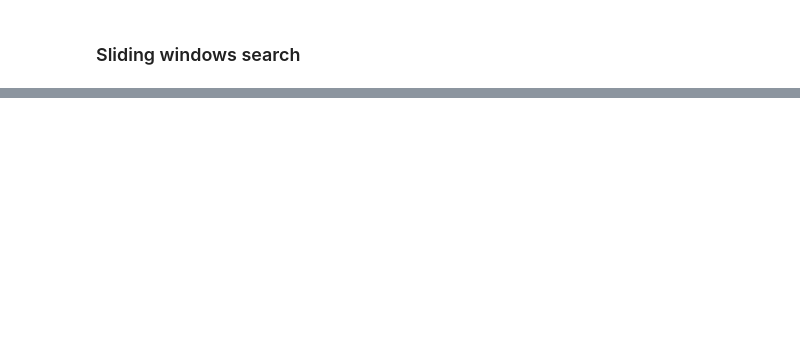
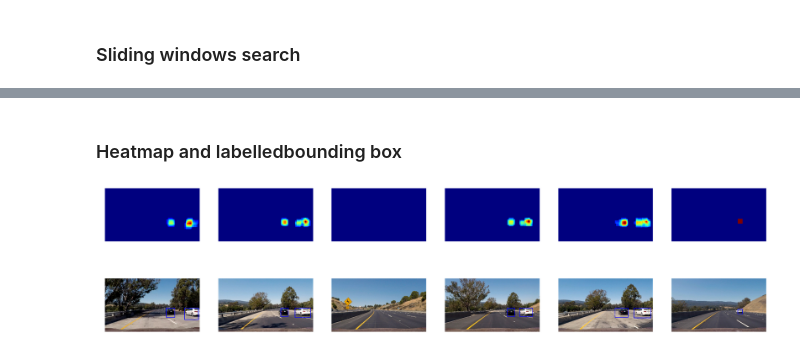
Before and after one commit to jinchenglee/CarND-Vehicle-Detection, a Jupyter notebook: Vehicle_Detection_Notebook.ipynb, the cells around one changed output, grey strips where cells are left out. Drawn from its saved outputs; the diff is of its cells as text; code cells hidden in the pictures; blank space fills up the shorter version.

```diff
--- a/Vehicle_Detection_Notebook.ipynb
+++ b/Vehicle_Detection_Notebook.ipynb
@@ -344,0 +387,34 @@ for f,idx in zip(images,range(len(images))):
+# %% [markdown]
+### Heatmap and labelledbounding box
+# %%
+# Heat map
+fig = plt.figure(figsize=(40,10))
+for f,idx in zip(images,range(len(images))):
+    img = mpimg.imread(f)
+    heat = np.zeros_like(img[:,:,0]).astype(np.float)
+
+    # Add heat to each box in box list
+    heat = add_heat(heat,bbox_list[idx])
+
+    # Apply threshold to help remove false positives
+    heat = apply_threshold(heat,2)
+
+    # Visualize the heatmap when displaying
+    heatmap = np.clip(heat, 0, 255)
+
+    # Label bounding box
+    # Find final boxes from heatmap using label function
+    labels = label(heatmap)
+    draw_img = draw_labeled_bboxes(np.copy(img), labels)
+
+    # Show heat map
+    a = fig.add_subplot(2,6,idx+1)
+    a.axis('off')
+    plt.imshow(heatmap)
+
+    # Show labelled image
+    a = fig.add_subplot(2,6,6+idx+1)
+    a.axis('off')
+    plt.imshow(draw_img)
+# %% [output]
+[figure, added]
```
Also changed, not shown: parts of 3 cells of this notebook.
